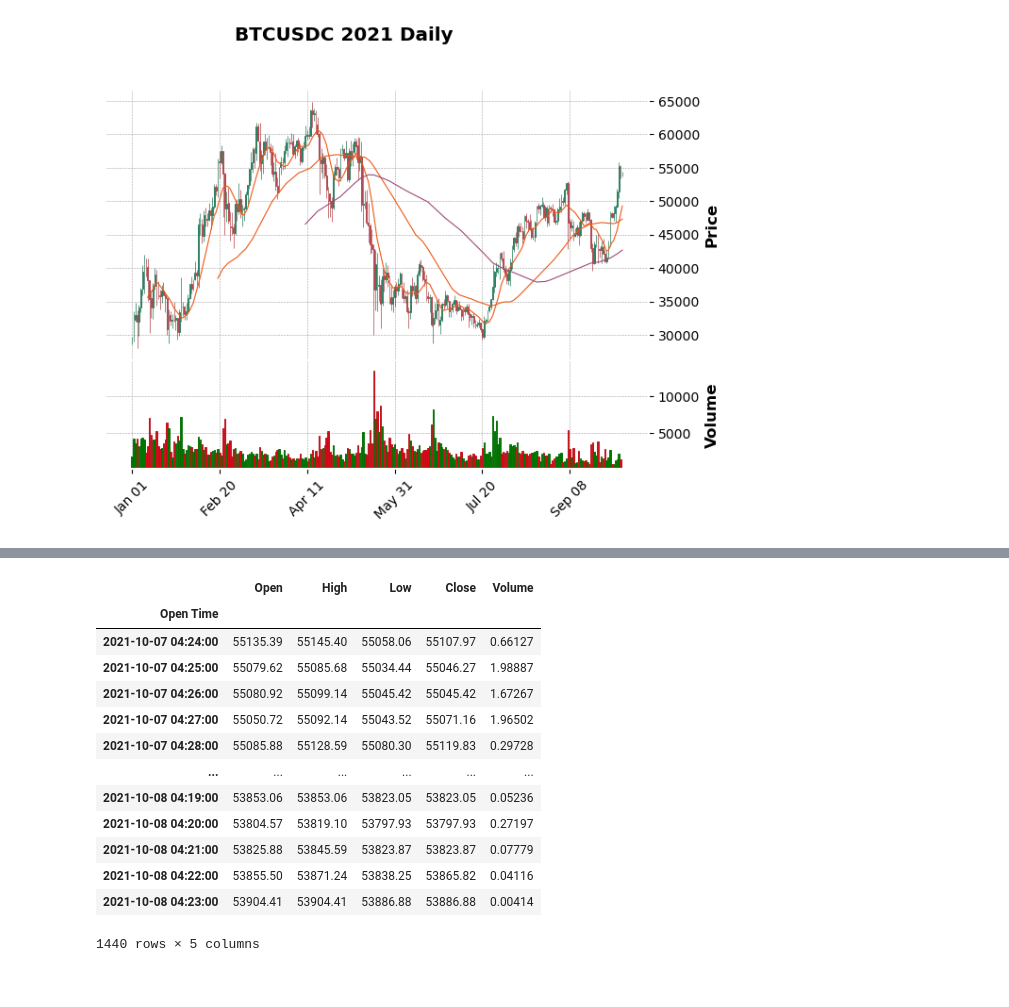
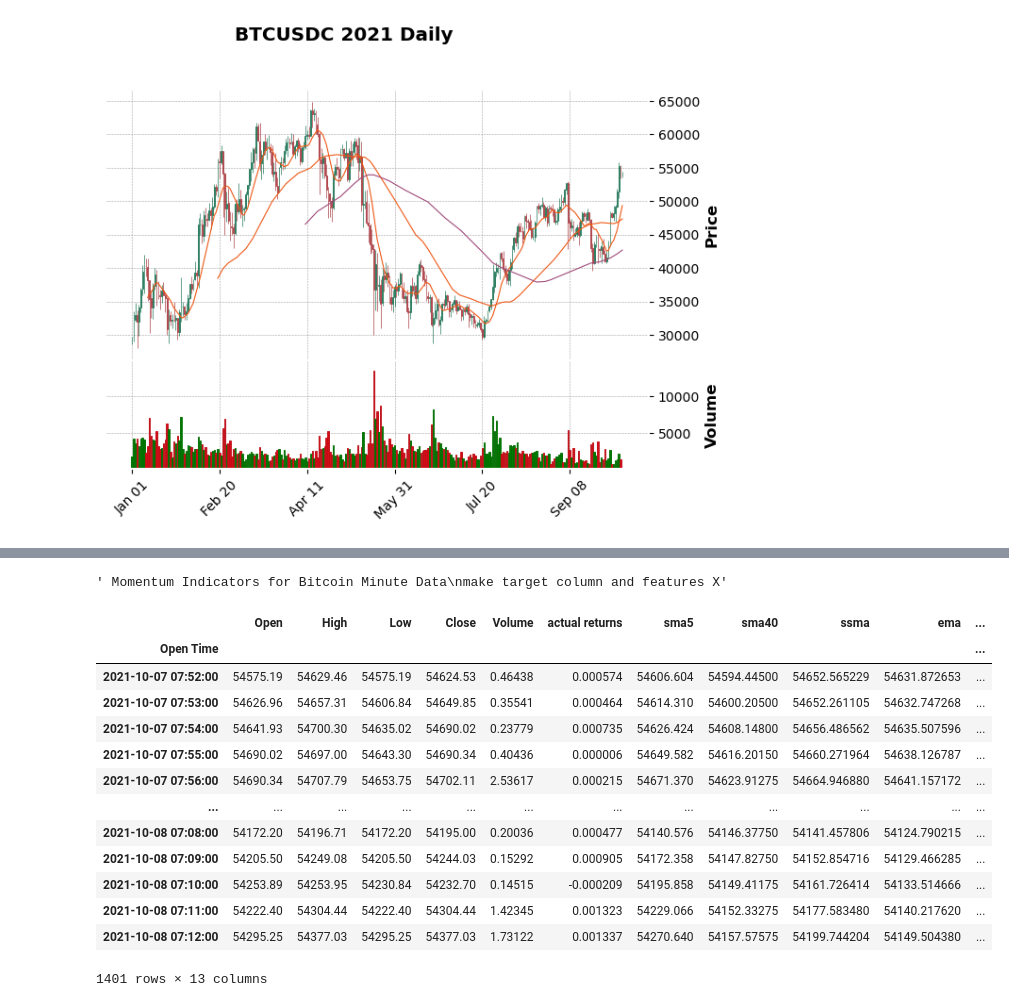
Before and after one commit to nathanduft44/crypto_freq_trade, a Jupyter notebook: Nathan_workspace/ohlcvcsv_crypto_data.ipynb, the cells around one changed output, grey strips where cells are left out. Saved outputs shown, nothing was run; the diff lists cells and outputs as text; code cells hidden in the pictures.

Commit message:
added different variations of moving averages and updated csv files

```diff
--- a/Nathan_workspace/ohlcvcsv_crypto_data.ipynb
+++ b/Nathan_workspace/ohlcvcsv_crypto_data.ipynb
@@ -260,18 +291,36 @@ btc_ohlcv_daily
-# %%
-# Display of Daily Bitcoin DF to use for TA and Machine Leaning
-btc_ohlcv_minute
-# %% [output]
-|  | Open | High | Low | Close | Volume |
-| Open Time |  |  |  |  |  |
-| 2021-10-07 04:24:00 | 55135.39 | 55145.40 | 55058.06 | 55107.97 | 0.66127 |
-| 2021-10-07 04:25:00 | 55079.62 | 55085.68 | 55034.44 | 55046.27 | 1.98887 |
-| 2021-10-07 04:26:00 | 55080.92 | 55099.14 | 55045.42 | 55045.42 | 1.67267 |
-| 2021-10-07 04:27:00 | 55050.72 | 55092.14 | 55043.52 | 55071.16 | 1.96502 |
-| 2021-10-07 04:28:00 | 55085.88 | 55128.59 | 55080.30 | 55119.83 | 0.29728 |
-| ... | ... | ... | ... | ... | ... |
-| 2021-10-08 04:19:00 | 53853.06 | 53853.06 | 53823.05 | 53823.05 | 0.05236 |
-| 2021-10-08 04:20:00 | 53804.57 | 53819.10 | 53797.93 | 53797.93 | 0.27197 |
-| 2021-10-08 04:21:00 | 53825.88 | 53845.59 | 53823.87 | 53823.87 | 0.07779 |
-| 2021-10-08 04:22:00 | 53855.50 | 53871.24 | 53838.25 | 53865.82 | 0.04116 |
-| 2021-10-08 04:23:00 | 53904.41 | 53904.41 | 53886.88 | 53886.88 | 0.00414 |
-1440 rows × 5 columns
+# %%
+""" Momentum Indicators for Bitcoin Minute Data
+make target column and features X"""
+# %% [output]
+' Momentum Indicators for Bitcoin Minute Data\nmake target column and features X'
+# %%
+# TA for btc minute data
+short_window=5
+long_window=40
+# get the actual minute % returns
+btc_ohlcv_minute["actual returns"] = btc_ohlcv_minute["Close"].pct_change().dropna()
+# Simple Moving Average(SMA)
+btc_ohlcv_minute['sma5'] = ta.sma(btc_ohlcv_minute["Close"], short_window)
+btc_ohlcv_minute['sma40'] = ta.sma(btc_ohlcv_minute["Close"], long_window)
+# Additional Technical Indicators
+btc_ohlcv_minute['ssma'] = TA.SSMA(btc_ohlcv_minute)
+btc_ohlcv_minute['ema'] = TA.EMA(btc_ohlcv_minute, 50)
+btc_ohlcv_minute['dema'] = TA.DEMA(btc_ohlcv_minute)
+btc_ohlcv_minute['tema'] = TA.TEMA(btc_ohlcv_minute)
+btc_ohlcv_minute['trima'] = TA.TRIMA(btc_ohlcv_minute)
+btc_ohlcv_minute.dropna()
+# %% [output]
+|  | Open | High | Low | Close | Volume | actual returns | sma5 | sma40 | ssma | ema | ... |
+| Open Time |  |  |  |  |  |  |  |  |  |  | ... |
+| 2021-10-07 07:52:00 | 54575.19 | 54629.46 | 54575.19 | 54624.53 | 0.46438 | 0.000574 | 54606.604 | 54594.44500 | 54652.565229 | 54631.872653 | ... |
+| 2021-10-07 07:53:00 | 54626.96 | 54657.31 | 54606.84 | 54649.85 | 0.35541 | 0.000464 | 54614.310 | 54600.20500 | 54652.261105 | 54632.747268 | ... |
+| 2021-10-07 07:54:00 | 54641.93 | 54700.30 | 54635.02 | 54690.02 | 0.23779 | 0.000735 | 54626.424 | 54608.14800 | 54656.486562 | 54635.507596 | ... |
+| 2021-10-07 07:55:00 | 54690.02 | 54697.00 | 54643.30 | 54690.34 | 0.40436 | 0.000006 | 54649.582 | 54616.20150 | 54660.271964 | 54638.126787 | ... |
+| 2021-10-07 07:56:00 | 54690.34 | 54707.79 | 54653.75 | 54702.11 | 2.53617 | 0.000215 | 54671.370 | 54623.91275 | 54664.946880 | 54641.157172 | ... |
+| ... | ... | ... | ... | ... | ... | ... | ... | ... | ... | ... | ... |
+| 2021-10-08 07:08:00 | 54172.20 | 54196.71 | 54172.20 | 54195.00 | 0.20036 | 0.000477 | 54140.576 | 54146.37750 | 54141.457806 | 54124.790215 | ... |
+| 2021-10-08 07:09:00 | 54205.50 | 54249.08 | 54205.50 | 54244.03 | 0.15292 | 0.000905 | 54172.358 | 54147.82750 | 54152.854716 | 54129.466285 | ... |
+| 2021-10-08 07:10:00 | 54253.89 | 54253.95 | 54230.84 | 54232.70 | 0.14515 | -0.000209 | 54195.858 | 54149.41175 | 54161.726414 | 54133.514666 | ... |
+| 2021-10-08 07:11:00 | 54222.40 | 54304.44 | 54222.40 | 54304.44 | 1.42345 | 0.001323 | 54229.066 | 54152.33275 | 54177.583480 | 54140.217620 | ... |
+| 2021-10-08 07:12:00 | 54295.25 | 54377.03 | 54295.25 | 54377.03 | 1.73122 | 0.001337 | 54270.640 | 54157.57575 | 54199.744204 | 54149.504380 | ... |
+1401 rows × 13 columns
```
Also changed, not shown: parts of 31 cells of this notebook, 3 other files.
